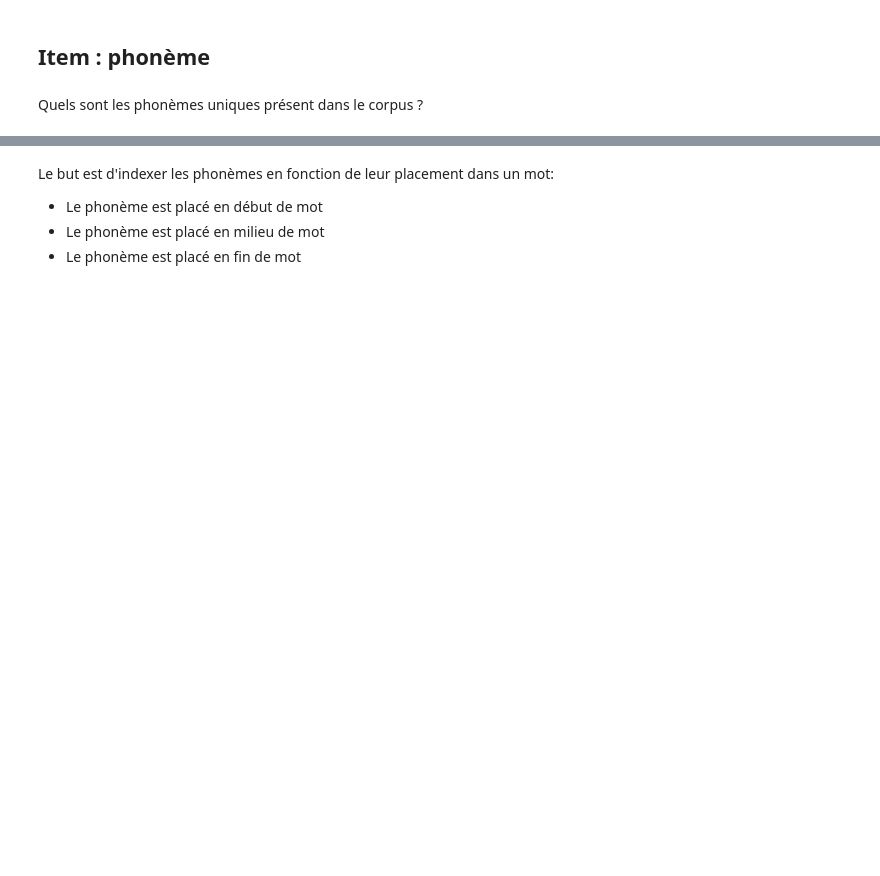
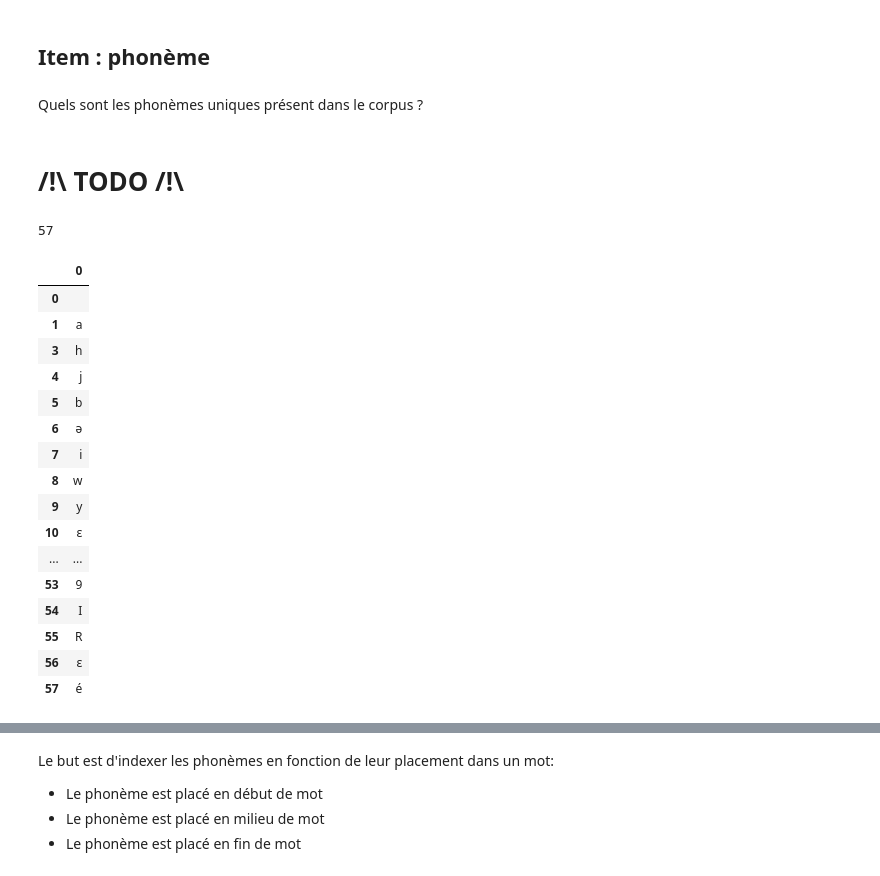
Before and after one commit to Marine27/TER, a Jupyter notebook: PatternMining/pattern_mining_antoine.ipynb, the cells around one changed output, grey strips where cells are left out. Cells and saved outputs as stored; diff of their text form; code cells hidden in the pictures; blank space fills up the shorter version.

```diff
--- a/PatternMining/pattern_mining_antoine.ipynb
+++ b/PatternMining/pattern_mining_antoine.ipynb
@@ -253,10 +266,32 @@ Comment interpréter ces résultats ?
 ## Item : phonème
 # %% [markdown]
 Quels sont les phonèmes uniques présent dans le corpus ?
+# %% [markdown]
+# /!\ TODO /!\
 # %%
-transactions = df_pho['contenu'].str.split('').tolist()
+transactions = pho_antoine['contenu'].str.split('').tolist()
 pho_col = pd.DataFrame(transactions)
 pho_col = pd.unique(pho_col.values.ravel())
 pho_col = pd.DataFrame(pho_col)
 pho_col = pho_col.dropna()
+print(len(pho_col))
 pho_col
+# %% [output]
+57
+|  | 0 |
+| 0 |  |
+| 1 | a |
+| 3 | h |
+| 4 | j |
+| 5 | b |
+| 6 | ə |
+| 7 | i |
+| 8 | w |
+| 9 | y |
+| 10 | ɛ |
+| ... | ... |
+| 53 | 9 |
+| 54 | I |
+| 55 | R |
+| 56 | ε |
+| 57 | é |
```
Also changed, not shown: parts of 61 cells of this notebook.
